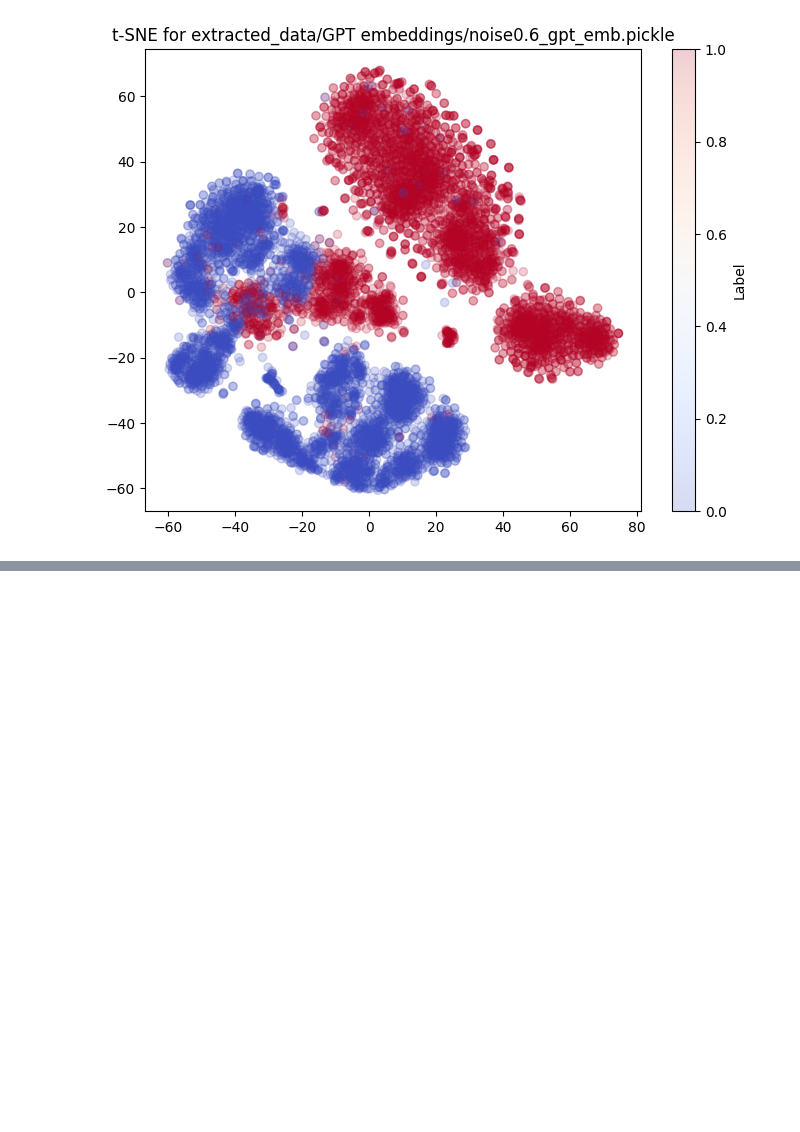
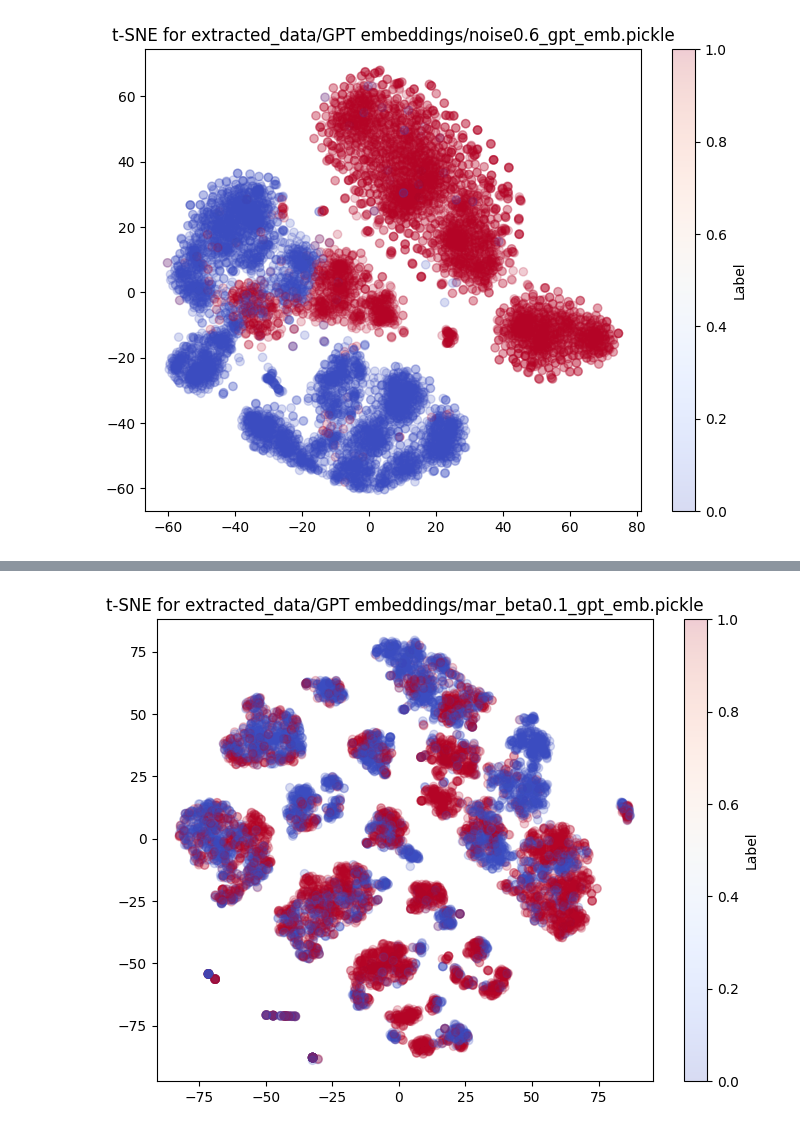
Before and after one commit to jp4147/trend-analysis, a Jupyter notebook: embeddings_clustering.ipynb, the cells around one changed output, grey strips where cells are left out. Cells and saved outputs as stored; diff of their text form; code cells hidden in the pictures; blank space fills up the shorter version.

```diff
--- a/embeddings_clustering.ipynb
+++ b/embeddings_clustering.ipynb
@@ -69,0 +69,4 @@ process_tsne('extracted_data/GPT embeddings/noise0.6_gpt_emb.pickle')
+# %%
+process_tsne('extracted_data/GPT embeddings/mar_beta0.1_gpt_emb.pickle')
+# %% [output]
+[figure, added]
```
Also changed, not shown: parts of 4 cells of this notebook, 5 other files.
